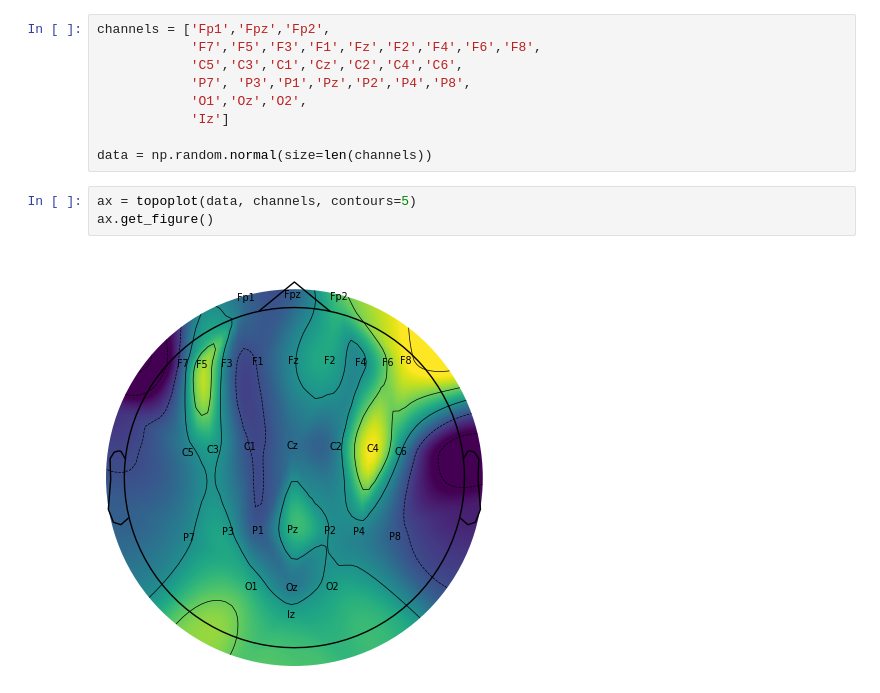
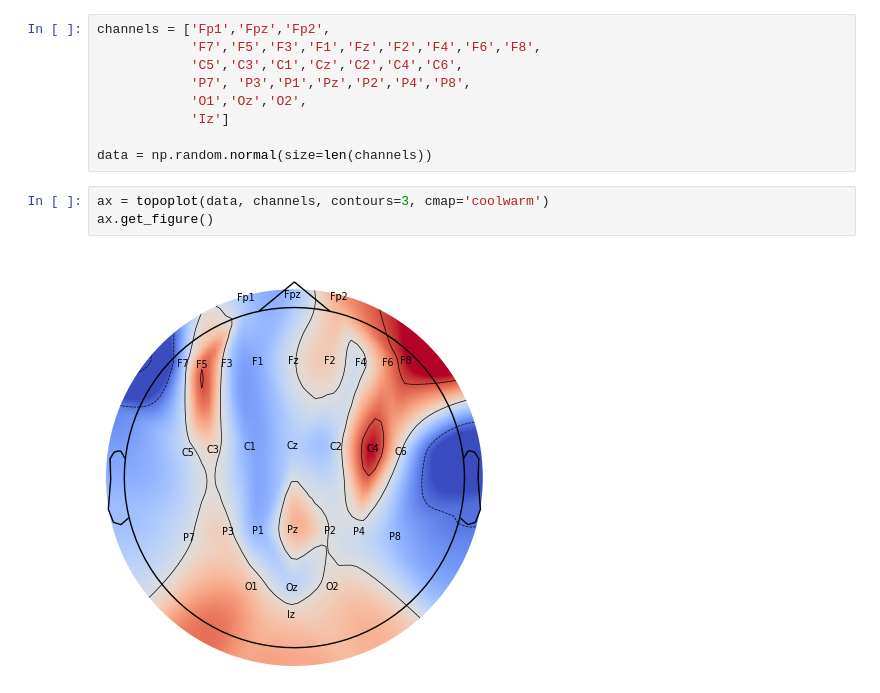
Before and after one commit to UN-GCPDS/python-gcpds.visualizations, a Jupyter notebook: docs/source/notebooks/04-topoplot.ipynb, the cells around one changed output. Cells and saved outputs as stored; diff of their text form.

Commit message:
Update visualization

```diff
--- a/docs/source/notebooks/04-topoplot.ipynb
+++ b/docs/source/notebooks/04-topoplot.ipynb
@@ -25,7 +25,7 @@ channels = ['Fp1','Fpz','Fp2',
 
 data = np.random.normal(size=len(channels))
 # %%
-ax = topoplot(data, channels, contours=5)
+ax = topoplot(data, channels, contours=3, cmap='coolwarm')
 ax.get_figure()
 # %% [output]
-[figure, old version]
+[figure, new version]
```
Also changed, not shown: 2 other files.
